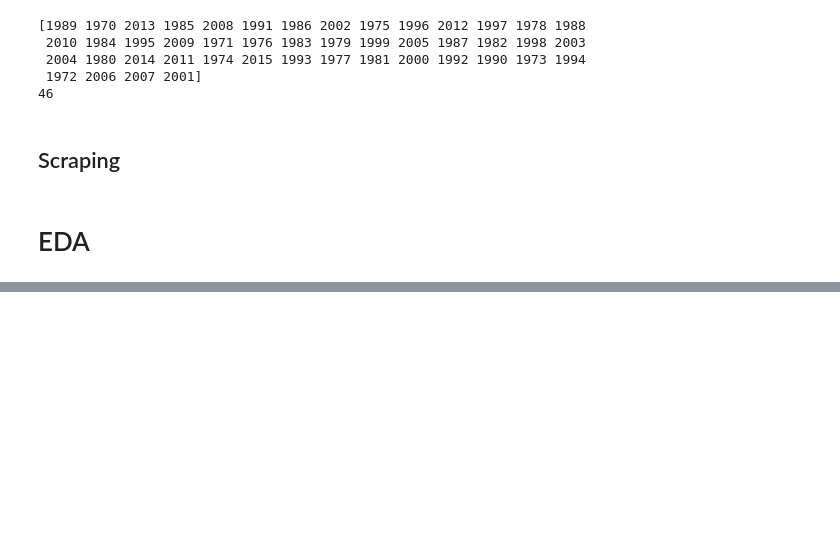
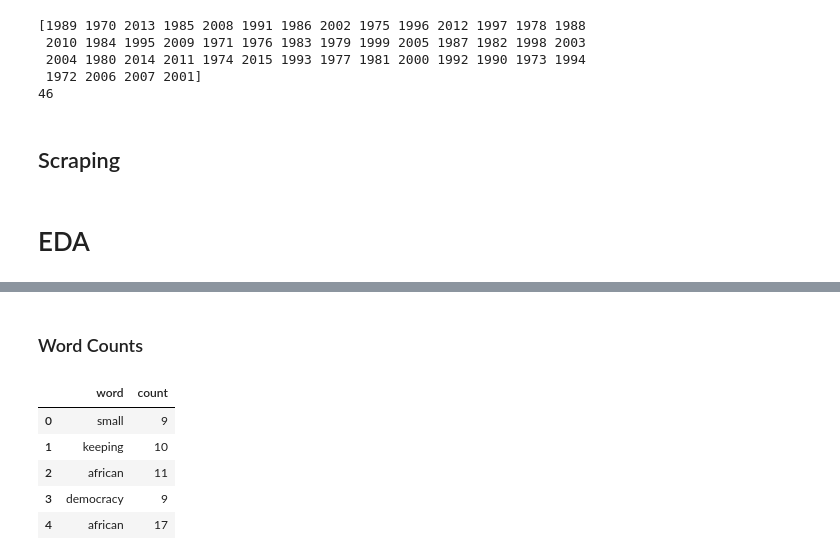
Before and after one commit to RobMor/CMSC320-Final-Project, a Jupyter notebook: RobMor-FinalTutorial.ipynb, the cells around one changed output, grey strips where cells are left out. Saved outputs shown, nothing was run; the diff lists cells and outputs as text; code cells hidden in the pictures; blank space fills up the shorter version.

```diff
--- a/RobMor-FinalTutorial.ipynb
+++ b/RobMor-FinalTutorial.ipynb
@@ -140,0 +123,33 @@ set()
+# %% [markdown]
+### Word Counts
+# %%
+count_vect = CountVectorizer(max_df=.90, min_df=2, max_features=1000)
+tfidf_vect = TfidfVectorizer(max_df=.90, min_df=2, max_features=1000)
+
+counts = count_vect.fit_transform(data["text"][:100])
+count_total = np.array(counts.sum(axis=0))[0]
+count_vocab = count_vect.vocabulary_
+count_feats = np.array(count_vect.get_feature_names())
+
+tfidfs = tfidf_vect.fit_transform(data["text"][:100])
+tfidf_vocab = tfidf_vect.vocabulary_
+tfidf_feats = np.array(count_vect.get_feature_names())
+# %%
+max_indices = np.array(tfidfs.argmax(axis=1).T)[0]
+max_words = tfidf_feats[max_indices]
+# %%
+important_counts = np.empty((0,2))
+for doc, word in enumerate(max_words):
+    index = count_vocab[word]
+    count = counts[doc,index]
+    important_counts = np.append(important_counts, np.array([[word, count]]), axis=0)
+important_counts = pd.DataFrame(important_counts, columns=["word", "count"])
+# %%
+important_counts.head()
+# %% [output]
+|  | word | count |
+| 0 | small | 9 |
+| 1 | keeping | 10 |
+| 2 | african | 11 |
+| 3 | democracy | 9 |
+| 4 | african | 17 |
```
Also changed, not shown: parts of 9 cells of this notebook.
